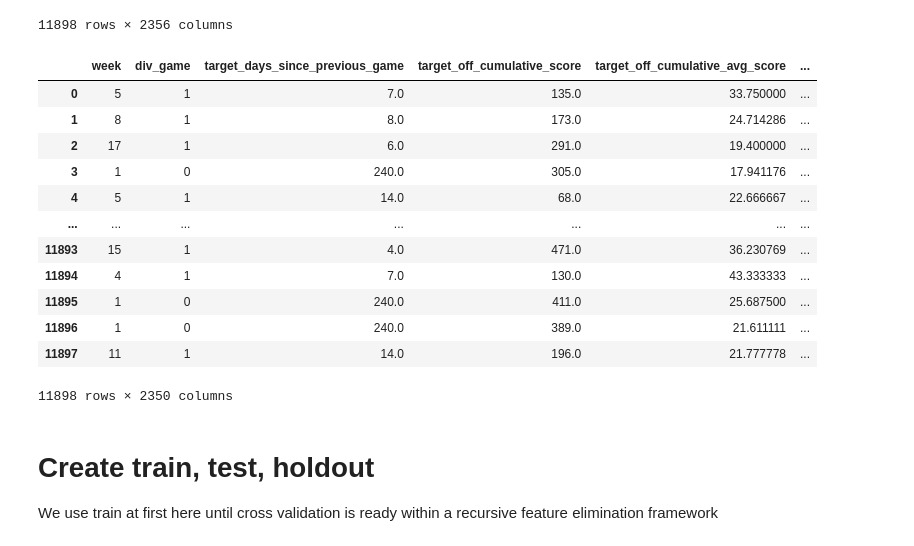
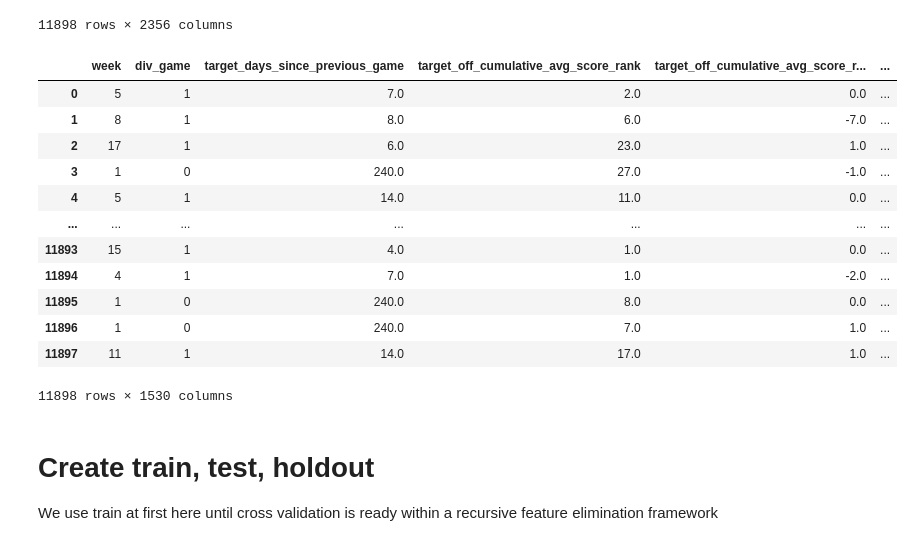
Before and after one commit to darkhark/nfl-predictions, a Jupyter notebook: notebooks/model_training/predict_games/schedule_and_weekly/cross_validation/rfe.ipynb, the cells around one changed output. Drawn from its saved outputs; the diff is of its cells as text; code cells hidden in the pictures.

```diff
--- a/notebooks/model_training/predict_games/schedule_and_weekly/cross_validation/rfe.ipynb
+++ b/notebooks/model_training/predict_games/schedule_and_weekly/cross_validation/rfe.ipynb
@@ -69,41 +69,40 @@ INPUT_DATA
 # %%
 # Rank-only experiment (PR #28): drop every non-rank feature derived from a cumulative
 # value -- the cumulative averages, their week-over-week changes, and the cumulative sums --
 # keeping only the rank / rank-change features (plus raw per-game stats and context).
 # This removes the highly-correlated source columns so RFE can surface the rank signal
 # directly. Set RANK_ONLY = False to restore the full-feature pipeline.
-# Run 15: RANK_ONLY = False -> full ~2,348-feature set (ranks + aggregated values + sums + deltas).
-RANK_ONLY = False
+RANK_ONLY = True
 
 candidate_features = list(MODEL_FEATURES_BEFORE_RFE['feature'])
 if RANK_ONLY:
     candidate_features = [
         f for f in candidate_features
         if 'cumulative' not in f or f.endswith('_rank') or f.endswith('_rank_change')
     ]
 
 # season is no longer a candidate feature (era drift; hold-out lies outside its
 # training range) but is still needed for the time-based split below
 model_inputs_df = INPUT_DATA[candidate_features + ['season']]
 # randomize the data
 model_inputs_df = model_inputs_df.sample(
     frac=1, random_state=RANDOM_SEED
 ).reset_index(drop=True)
 model_inputs_df
 # %% [output]
-|  | week | div_game | target_days_since_previous_game | target_off_cumulative_score | target_off_cumulative_avg_score | ... |
-| 0 | 5 | 1 | 7.0 | 135.0 | 33.750000 | ... |
-| 1 | 8 | 1 | 8.0 | 173.0 | 24.714286 | ... |
-| 2 | 17 | 1 | 6.0 | 291.0 | 19.400000 | ... |
-| 3 | 1 | 0 | 240.0 | 305.0 | 17.941176 | ... |
-| 4 | 5 | 1 | 14.0 | 68.0 | 22.666667 | ... |
+|  | week | div_game | target_days_since_previous_game | target_off_cumulative_avg_score_rank | target_off_cumulative_avg_score_r... | ... |
+| 0 | 5 | 1 | 7.0 | 2.0 | 0.0 | ... |
+| 1 | 8 | 1 | 8.0 | 6.0 | -7.0 | ... |
+| 2 | 17 | 1 | 6.0 | 23.0 | 1.0 | ... |
+| 3 | 1 | 0 | 240.0 | 27.0 | -1.0 | ... |
+| 4 | 5 | 1 | 14.0 | 11.0 | 0.0 | ... |
 | ... | ... | ... | ... | ... | ... | ... |
-| 11893 | 15 | 1 | 4.0 | 471.0 | 36.230769 | ... |
-| 11894 | 4 | 1 | 7.0 | 130.0 | 43.333333 | ... |
-| 11895 | 1 | 0 | 240.0 | 411.0 | 25.687500 | ... |
-| 11896 | 1 | 0 | 240.0 | 389.0 | 21.611111 | ... |
-| 11897 | 11 | 1 | 14.0 | 196.0 | 21.777778 | ... |
+| 11893 | 15 | 1 | 4.0 | 1.0 | 0.0 | ... |
+| 11894 | 4 | 1 | 7.0 | 1.0 | -2.0 | ... |
+| 11895 | 1 | 0 | 240.0 | 8.0 | 0.0 | ... |
+| 11896 | 1 | 0 | 240.0 | 7.0 | 1.0 | ... |
+| 11897 | 11 | 1 | 14.0 | 17.0 | 1.0 | ... |
-11898 rows × 2350 columns
+11898 rows × 1530 columns
 # %% [markdown]
 # Create train, test, holdout
 We use train at first here until cross validation is ready within a recursive feature elimination framework
```
Also changed, not shown: parts of 5 cells of this notebook, 2 other files.
